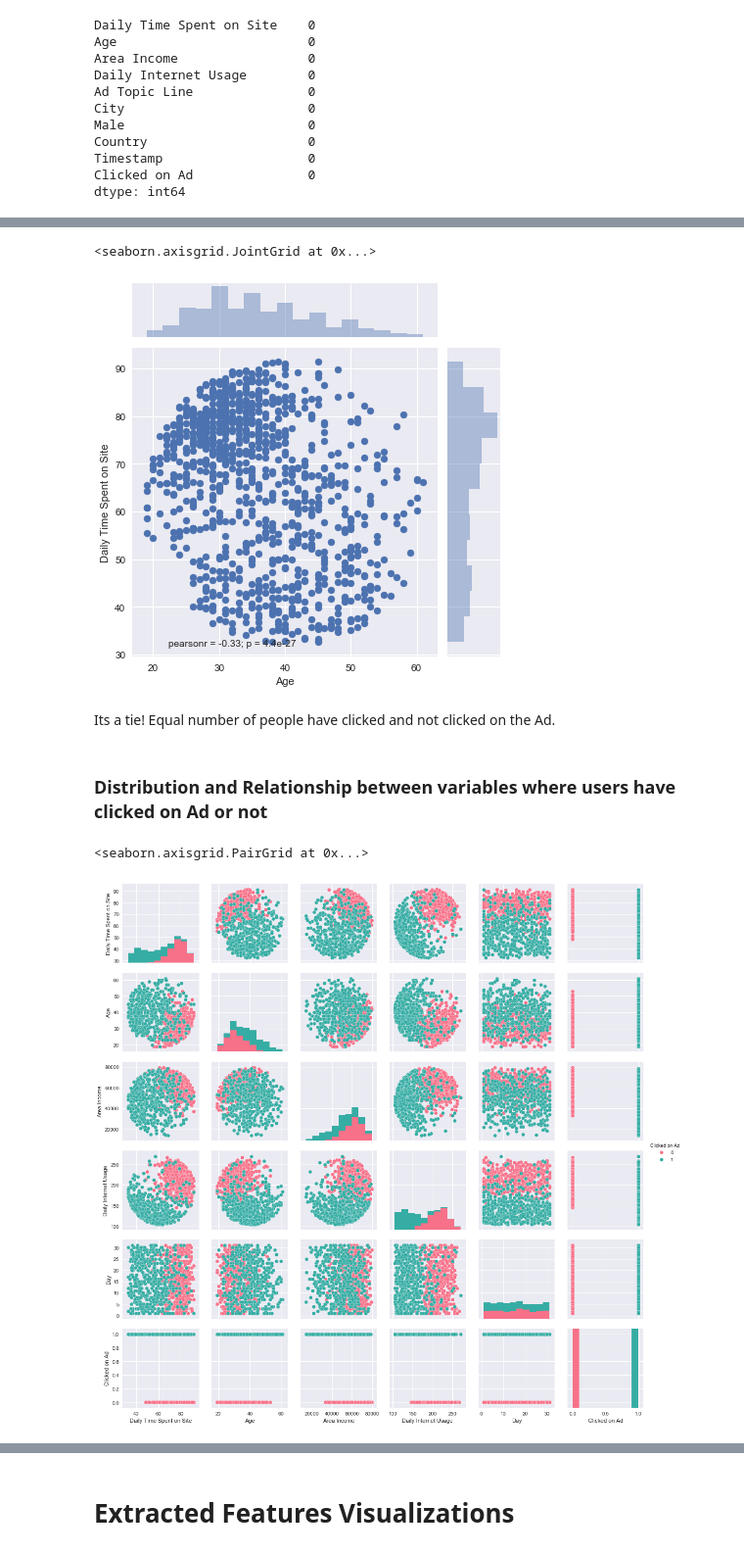
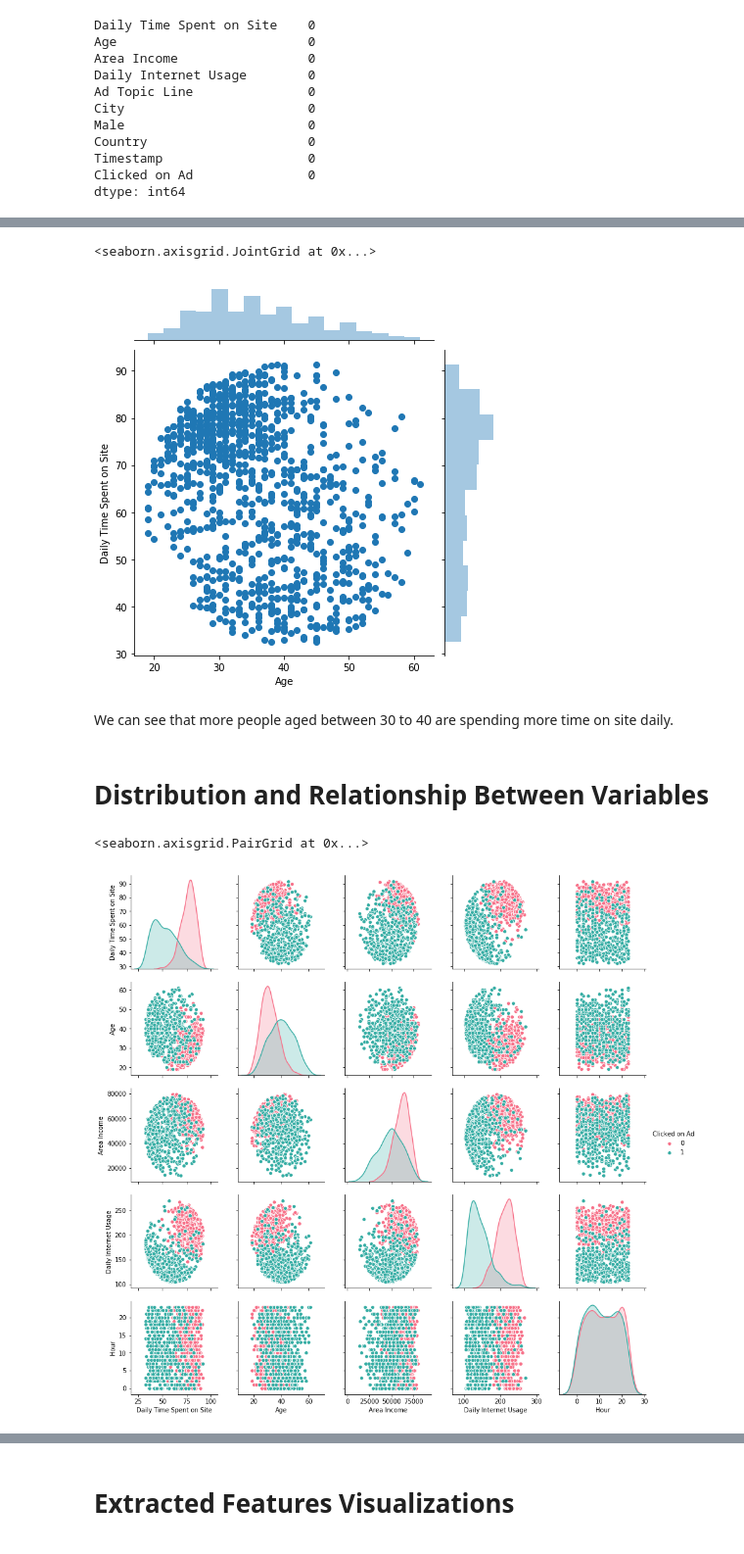
Before and after one commit to konchada2/DataScienceLearning, a Jupyter notebook: Machine_Learning_Projects/Kaggle_Projects/Ad_Click_Prediction/Predict_Ad_Click.ipynb, the cells around one changed output, grey strips where cells are left out. Shown at 98% size. Drawn from its saved outputs; the diff is of its cells as text; code cells hidden in the pictures.

```diff
--- a/Machine_Learning_Projects/Kaggle_Projects/Ad_Click_Prediction/Predict_Ad_Click.ipynb
+++ b/Machine_Learning_Projects/Kaggle_Projects/Ad_Click_Prediction/Predict_Ad_Click.ipynb
@@ -127,11 +201,16 @@ dtype: int64
 # %%
+# Extract datetime variables using timestamp column
 df['Timestamp'] = pd.to_datetime(df['Timestamp'])
-#df['Year'] = df['Timestamp'].dt.year
+# Converting timestamp column into datatime object in order to extract new features
 df['Month'] = df['Timestamp'].dt.month
+# Creates a new column called Month
 df['Day'] = df['Timestamp'].dt.day
+# Creates a new column called Day
 df['Hour'] = df['Timestamp'].dt.hour
-df['time'] = df['Timestamp'].dt.time
-df["weekday"] = df['Timestamp'].dt.dayofweek
+# Creates a new column called Hour
+df["Weekday"] = df['Timestamp'].dt.dayofweek
+# Creates a new column called Weekday with sunday as 6 and monday as 0
+# Other way to create a weekday column
 #df['weekday'] = df['Timestamp'].apply(lambda x: x.weekday()) # Monday 0 .. sunday 6
-
+# Dropping timestamp column to avoid redundancy
 df = df.drop(['Timestamp'], axis=1) # deleting timestamp
@@ -158,15 +240,16 @@ plt.show()
 # %%
+# Jointplot of daily time spent on site and age
 sns.jointplot(x = "Age", y= "Daily Time Spent on Site", data = df)
 # %% [output]
 <seaborn.axisgrid.JointGrid at 0x...>
-[figure, old version]
+[figure, new version]
-# %% [markdown]
-Its a tie! Equal number of people have clicked and not clicked on the Ad.
-# %% [markdown]
-### Distribution and Relationship between variables where users have clicked on Ad or not
+# %% [markdown]
+We can see that more people aged between 30 to 40 are spending more time on site daily.
+# %% [markdown]
+# Distribution and Relationship Between Variables
 # %%
-sns.pairplot(df, vars = ['Daily Time Spent on Site', 'Age', 'Area Income', 'Daily Internet Usage', 'Day', 'Clicked on Ad' ],
-             hue = "Clicked on Ad", palette='husl')
+# Creating a pairplot with hue defined by Clicked on Ad column
+sns.pairplot(df, hue = 'Clicked on Ad', vars = ['Daily Time Spent on Site', 'Age', 'Area Income', 'Daily Internet Usage', 'Hour'], palette = 'husl')
 # %% [output]
 <seaborn.axisgrid.PairGrid at 0x...>
-[figure, old version]
+[figure, new version]
```
Also changed, not shown: parts of 61 cells of this notebook.
